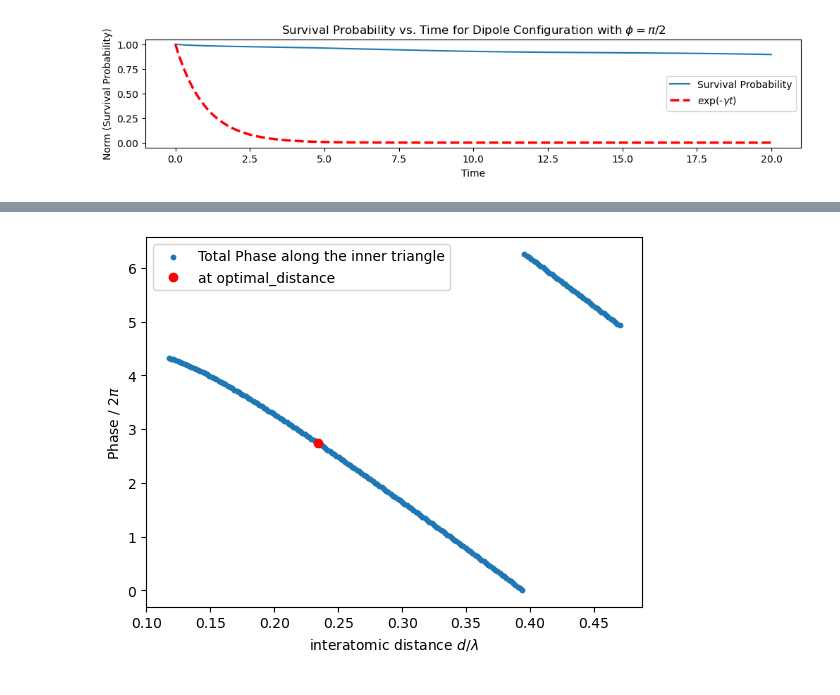
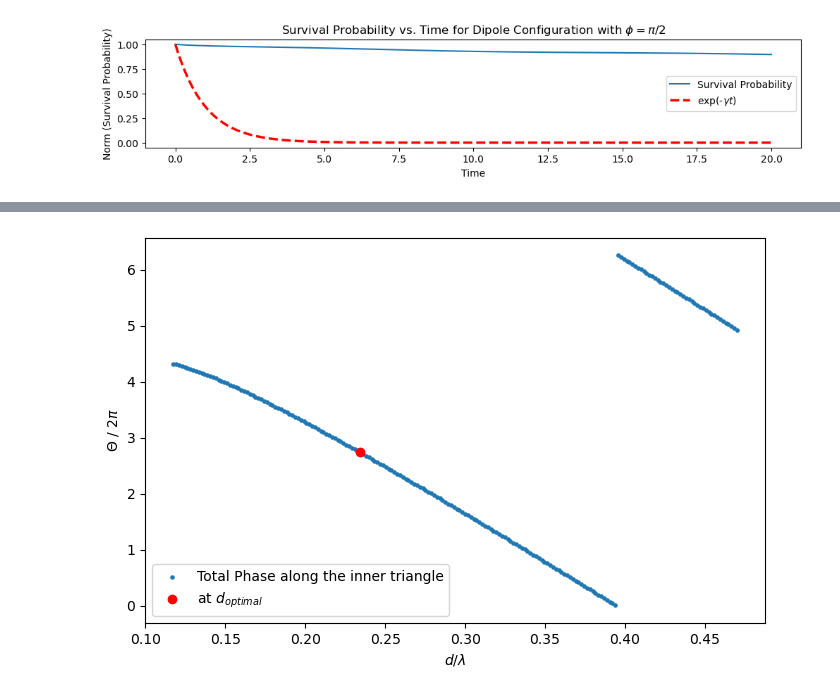
Before and after one commit to LBPhysics/GIT_Code_BA, a Jupyter notebook: Continuation/Qutip/New_Topology.ipynb, the cells around one changed output, grey strips where cells are left out. Saved outputs shown, nothing was run; the diff lists cells and outputs as text; code cells hidden in the pictures.

Commit message:
What I did: Jetzt Phase-dependance als svg und P_sur(r) und

```diff
--- a/Continuation/Qutip/New_Topology.ipynb
+++ b/Continuation/Qutip/New_Topology.ipynb
@@ -390,0 +436,10 @@ plt.show()
+# %%
+P_sur_upper = np.zeros(dist_size)
+P_sur_lower = np.zeros(dist_size)
+P_sur_back  = np.zeros(dist_size)
+
+for i, dist in enumerate(tqdm(dists, desc='Distances')):
+    y1, y2 = survival_probabilities(dipoles, dist, [times[-1]], Psi_0=psi0)
+    P_sur_upper[i] = y1[end_time_index, list(range(N//3, 2*N//3-1))].sum()
+    P_sur_lower[i] = y1[end_time_index, list(range(2*N//3, N))].sum()
+    P_sur_back[i]  = y1[end_time_index, list(range(0, N//3-1))].sum()
@@ -410,17 +482,17 @@ dists  = np.linspace(dist_0, dist_max, dist_size)
 phases = total_phases(dists, dipoles)
 # %%
 # Plot der Phasen über die Distanzen
-fig, ax = plt.subplots()
-ax.scatter(dists, phases % (2 * np.pi), s=10, label=r'Total Phase along the inner triangle')  # Smaller circles
-plt.plot(optimized_distance_in, total_phases([optimized_distance_in], dipoles)[0] % (2*np.pi), 'ro', label='at optimal_distance')
+plt.figure(figsize=(8, 5))
+plt.scatter(dists, phases % (2 * np.pi), s=5, label=r'Total Phase along the inner triangle')  # Smaller circles
+plt.plot(optimized_distance_in, total_phases([optimized_distance_in], dipoles)[0] % (2*np.pi), 'ro', label='at $d_{optimal}$')
 
 #plt.axvline(x=dist_0, color='r', linestyle='--', label=r'$0.5 \times \text{fixed\_dist\_in}$')
 #plt.axvline(x=dist_max, color='b', linestyle='--', label=r'$2 \times \text{fixed\_dist\_in}$')
-plt.xlabel(r'interatomic distance $d / \lambda$')
-plt.ylabel(r'Phase / $2\pi$')
+plt.xlabel(r'$d / \lambda$')
+plt.ylabel(r'$\Theta$ / $2\pi$')
 #plt.title(f'Phase of off-diagonal entries of H over distance for $\\phi$')
-plt.legend()
+plt.legend(loc='lower left')
+plt.savefig("phases_plot.svg", format='svg')
 plt.show()
-fig.savefig("phases_plot.svg", format='svg')
 # %% [output]
-[figure, old version]
+[figure, new version]
```
Also changed, not shown: parts of 7 cells of this notebook, 1 other file.
